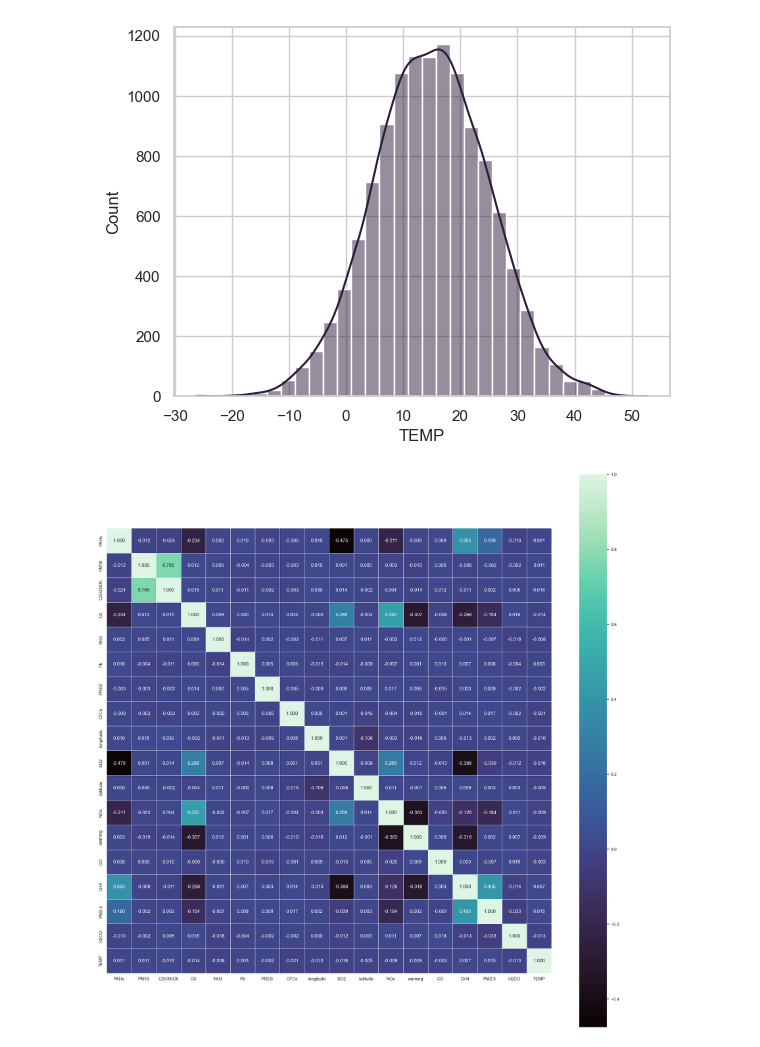
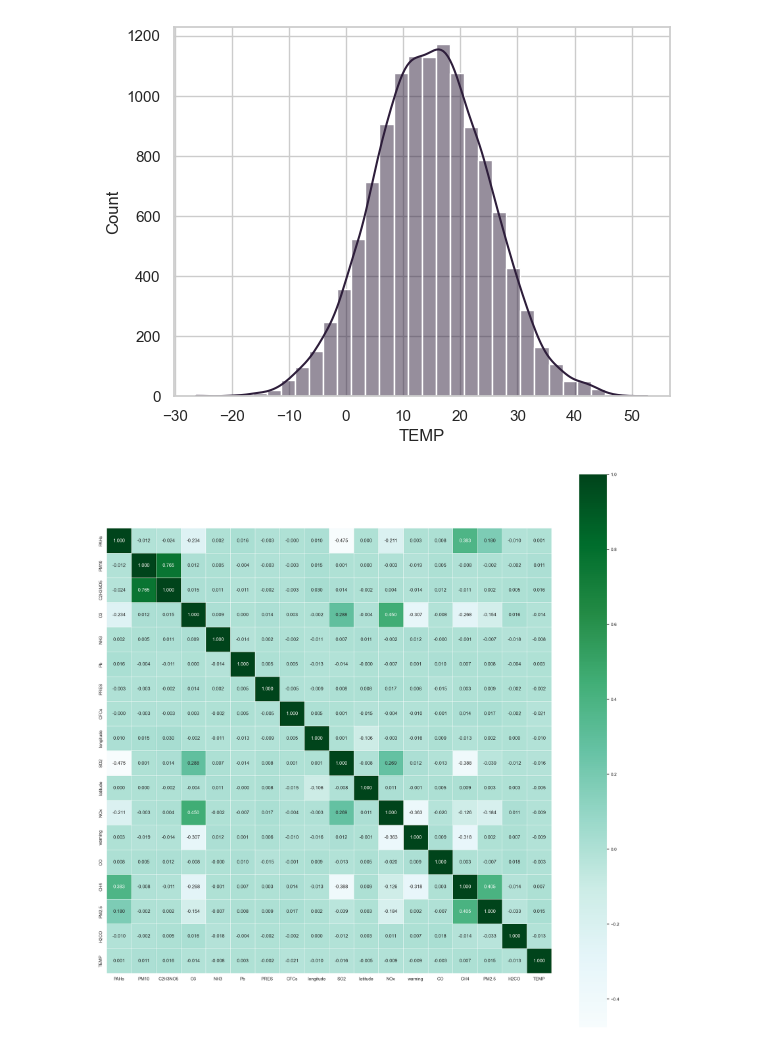
Before and after one commit to MarcelValent/IAU_projekt, a Jupyter notebook: IAU_projekt.ipynb, the cells around one changed output. Saved outputs shown, nothing was run; the diff lists cells and outputs as text; code cells hidden in the pictures.

```diff
--- a/IAU_projekt.ipynb
+++ b/IAU_projekt.ipynb
@@ -226,6 +262,6 @@ ModeResult(mode=nan, count=48)
 [figure]
 # %%
 plt.figure(figsize=(25,25))
-sns.heatmap(measurements.corr(), annot=True, fmt=".3f", linewidths=.5, square = True, cmap = 'mako');
+sns.heatmap(measurements.corr(), annot=True, fmt=".3f", linewidths=.5, square = True, cmap = 'BuGn');
 # %% [output]
-[figure, old version]
+[figure, new version]
```
Also changed, not shown: parts of 3 cells of this notebook.
